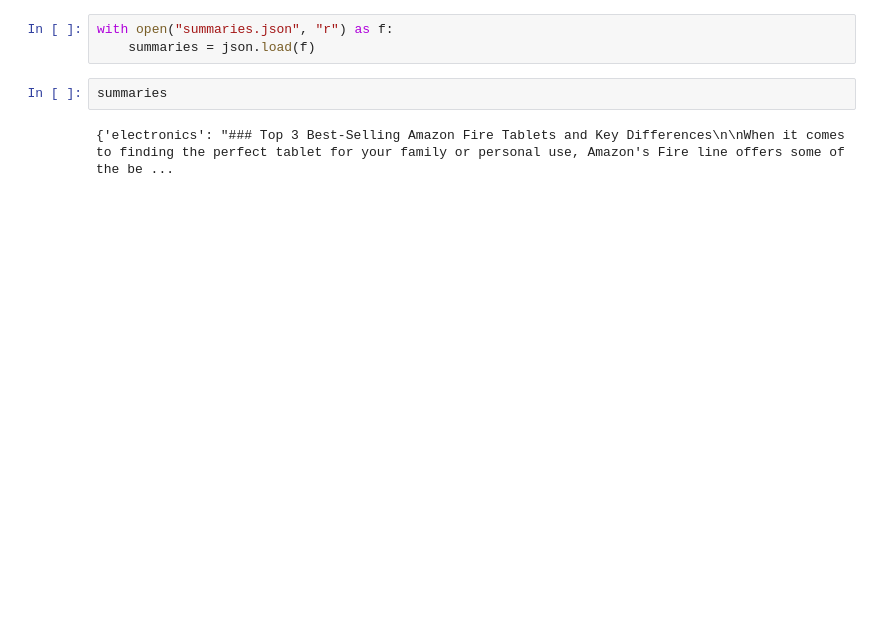
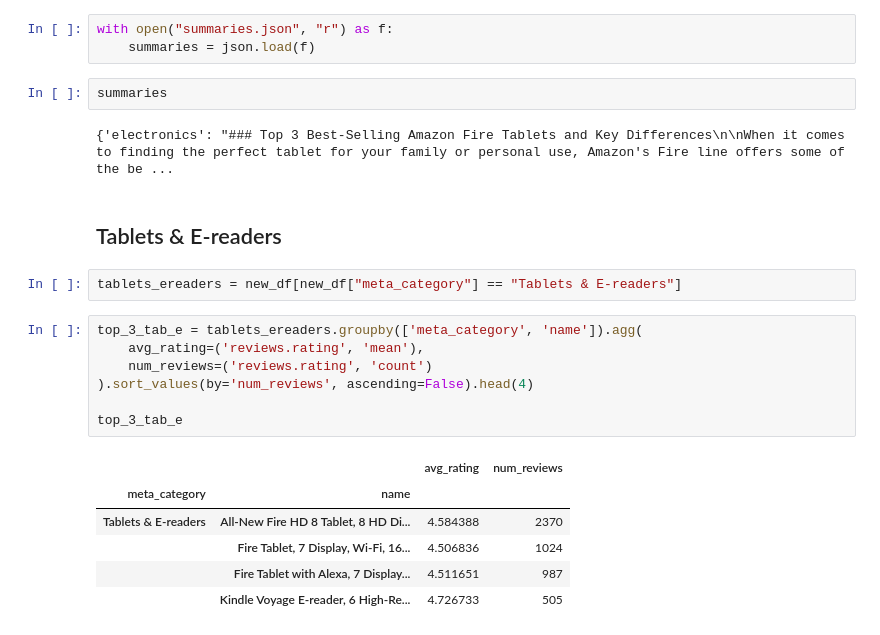
Before and after one commit to chandlershortlidge/project-dsai-business-case-automated-customer-reviews, a Jupyter notebook: notebooks/main.ipynb, the cells around one changed output. Drawn from its saved outputs; the diff is of its cells as text; blank space fills up the shorter version.

```diff
--- a/notebooks/main.ipynb
+++ b/notebooks/main.ipynb
@@ -729,3 +734,21 @@ with open("summaries.json", "r") as f:
 summaries
 # %% [output]
 {'electronics': "### Top 3 Best-Selling Amazon Fire Tablets and Key Differences\n\nWhen it comes to finding the perfect tablet for your family or personal use, Amazon's Fire line offers some of the be ...
+# %% [markdown]
+## Tablets & E-readers
+# %%
+tablets_ereaders = new_df[new_df["meta_category"] == "Tablets & E-readers"]
+# %%
+top_3_tab_e = tablets_ereaders.groupby(['meta_category', 'name']).agg(
+    avg_rating=('reviews.rating', 'mean'),
+    num_reviews=('reviews.rating', 'count')
+).sort_values(by='num_reviews', ascending=False).head(4)
+
+top_3_tab_e
+# %% [output]
+|  |  | avg_rating | num_reviews |
+| meta_category | name |  |  |
+| Tablets & E-readers | All-New Fire HD 8 Tablet, 8 HD Di... | 4.584388 | 2370 |
+|  | Fire Tablet, 7 Display, Wi-Fi, 16... | 4.506836 | 1024 |
+|  | Fire Tablet with Alexa, 7 Display... | 4.511651 | 987 |
+|  | Kindle Voyage E-reader, 6 High-Re... | 4.726733 | 505 |
```
Also changed, not shown: parts of 55 cells of this notebook, 3 other files.
